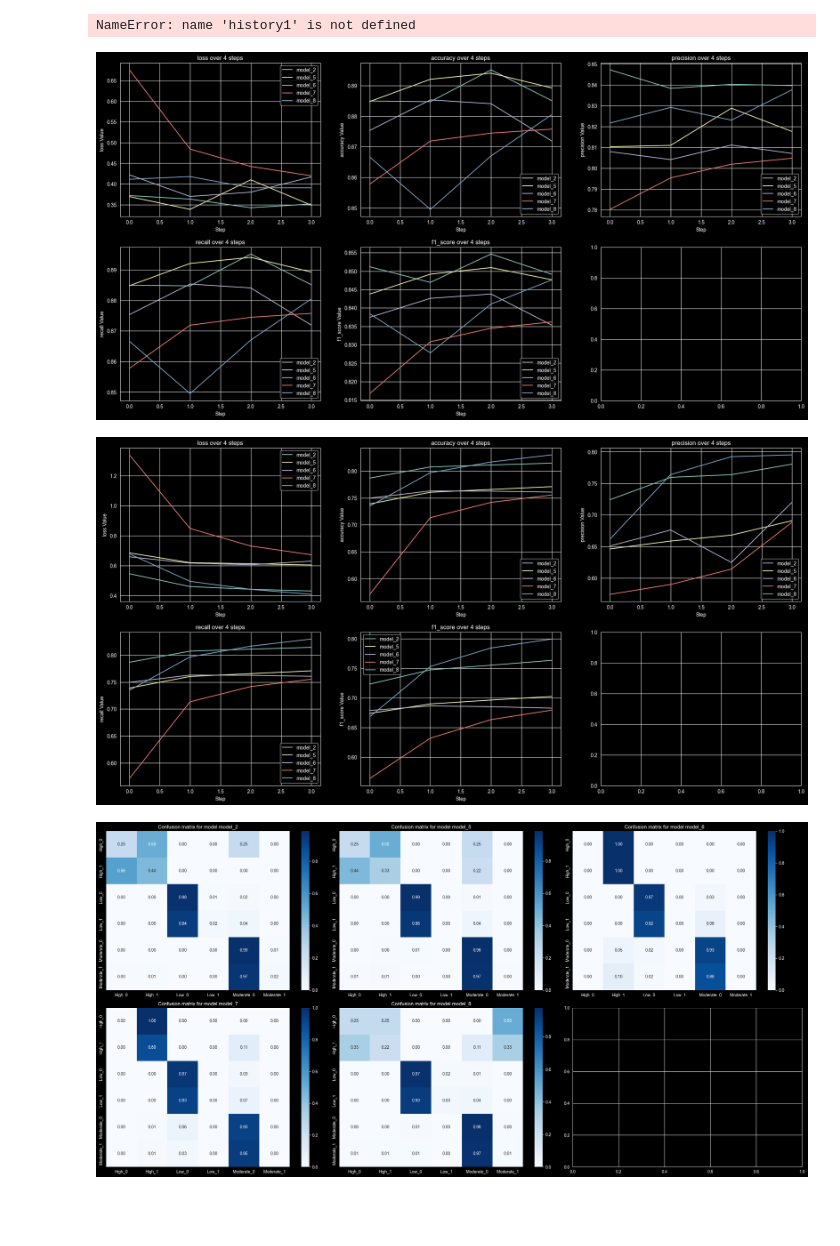
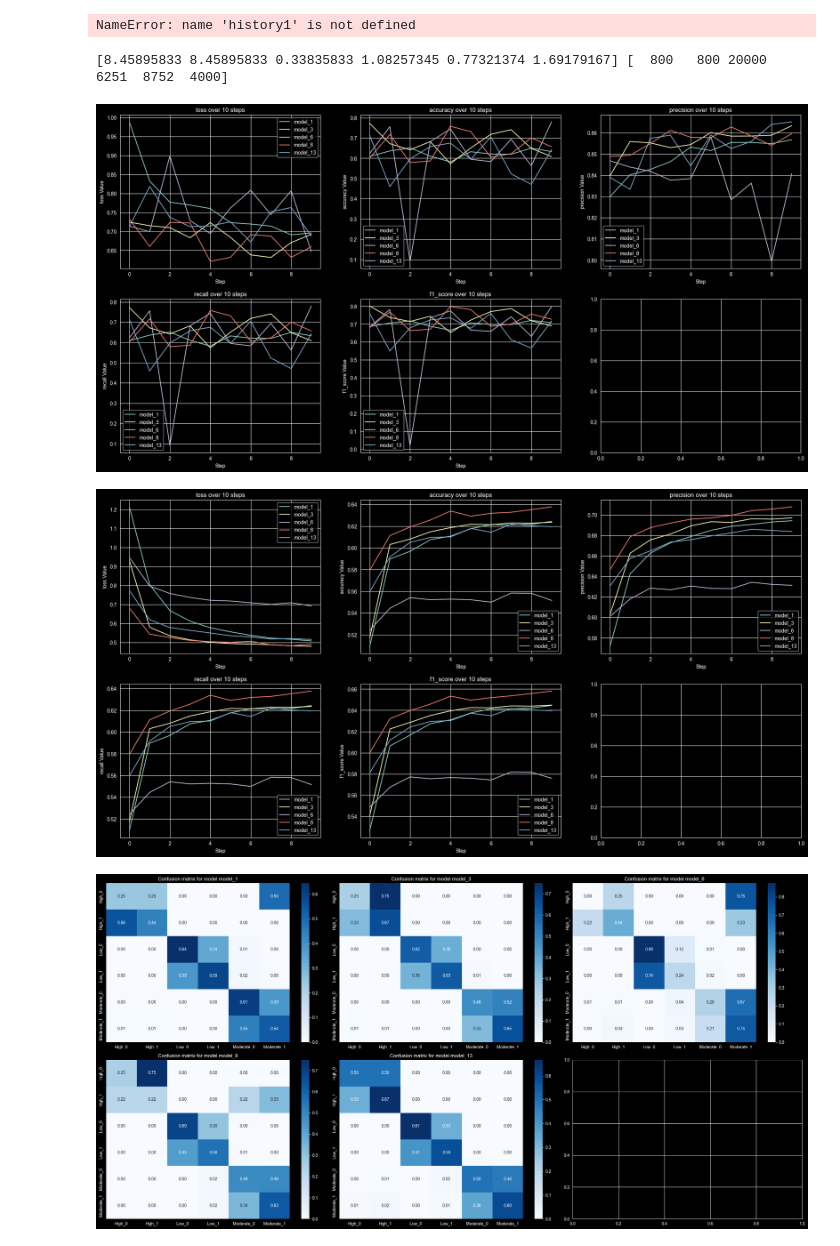
Before and after one commit to Gawronek-8/GGSN-projects, a Jupyter notebook: proj1/Model_testing.ipynb, the cells around one changed output. Drawn from its saved outputs; the diff is of its cells as text; code cells hidden in the pictures; blank space fills up the shorter version.

Commit message:
feat: fixed data undersampling process, added option to add weights to the classes during training

```diff
--- a/proj1/Model_testing.ipynb
+++ b/proj1/Model_testing.ipynb
@@ -118,6 +118,7 @@ plot_histories("val", [history1, history2])
 NameError: name 'history1' is not defined
 # %%
 import random
+import pandas as pd
 
 def _find_worst_model(models: dict):
     worst_model_name = None
@@ -131,13 +132,25 @@ def _find_worst_model(models: dict):
 
     return worst_model_name, models[worst_model_name]
 
+def _get_weights_for_classes():
+    df = pd.read_csv(ROOT_PATH / "data" / "train_data.csv")
+    values = df.value_counts(['target']).sort_index().to_numpy()
+
+    weights = np.sum(values) / (values * len(values))
+    print(weights, values)
+    return torch.Tensor(weights)
+
 def train_many_models(n_models, layers_num, neurons_num, activations, dropouts, learning_rates, weight_decays, optimizers, is_skipping_conn, is_batch_norm, epochs, batch_sizes, top_models,
-                      metrics=None):
+                      metrics=None, add_weights_to_classes: bool = False):
     if metrics is None:
         metrics = dict()
 
     models = dict()
     device = torch.device("cuda" if torch.cuda.is_available() else "cpu")
+    if add_weights_to_classes:
+        criterion = nn.CrossEntropyLoss(weight=_get_weights_for_classes())
+    else:
+        criterion = nn.CrossEntropyLoss()
 
     def _ensure_list(val):
         return val if isinstance(val, list) else [val]
@@ -184,7 +197,7 @@ def train_many_models(n_models, layers_num, neurons_num, activations, dropouts,
             learning_rate=curr_lr,
             lr_decay=curr_wd,
             optimizer=curr_opt,
-            criterion=nn.CrossEntropyLoss,
+            criterion=criterion,
             device=device,
             metrics=metrics
         )
@@ -218,22 +231,23 @@ def gather_histories(models: dict[str, tuple[Model, ModelHistory]]):
         histories.append(values[1])
     return histories
 # %%
-best_models = train_many_models(10, [0, 1, 2], [32, 64, 128], [nn.ReLU, nn.SELU, nn.Tanh, nn.GELU], [-1, 0.2, 0.4], [1e-4, 1e-3, 1e-2], [1e-5, 1e-4], [torch.optim.RMSprop, torch.optim.Adam], is_skipping_conn=[True, False], is_batch_norm=[False, True], epochs=4, batch_sizes=[32, 64], top_models=5, metrics= {
+ best_models = train_many_models(15, [0, 1, 2], [32, 64, 128], [nn.ReLU, nn.SELU, nn.Tanh, nn.GELU], [-1, 0.2, 0.4], [1e-4, 1e-3, 1e-2], [1e-5, 1e-4], [torch.optim.RMSprop, torch.optim.Adam], is_skipping_conn=[True, False], is_batch_norm=[False, True], epochs=10, batch_sizes=[32, 64], top_models=5, metrics= {
     "accuracy" : accuracy_score,
     "precision" : precision_metric,
     "recall" : recall_metric,
     "f1_score" : f1_score_metric
-})
+}, add_weights_to_classes=True)
 
 plot_histories("val", gather_histories(best_models))
 
 save_best_models_info(best_models)
 # %% [output]
+[8.45895833 8.45895833 0.33835833 1.08257345 0.77321374 1.69179167] [  800   800 20000  6251  8752  4000]
-[figure, old version]
+[figure, new version]
 # %%
 plot_histories("train", gather_histories(best_models))
 # %% [output]
-[figure, old version]
+[figure, new version]
 # %%
 class_names = dict()
 with open(ROOT_PATH / "data" / "classes_info.json", 'r') as f:
@@ -273,7 +287,7 @@ models_list = [model for model, _ in best_models.values()]
 test_loader = torch.utils.data.DataLoader(test_dataset, batch_size=32, shuffle=False, drop_last=False)
 plot_best_heatmaps(models_list, test_loader, nn.CrossEntropyLoss(), device="cpu", class_names=class_names)
 # %% [output]
-[figure, old version]
+[figure, new version]
 # %%
 def plot_test_metrics(y_true, y_pred, ax: plt.Axes, title:str, class_names=None):
     p, r, f, _ = precision_recall_fscore_support(y_true, y_pred, zero_division=0)
```
Also changed, not shown: parts of 1 cell of this notebook, 2 other files.
